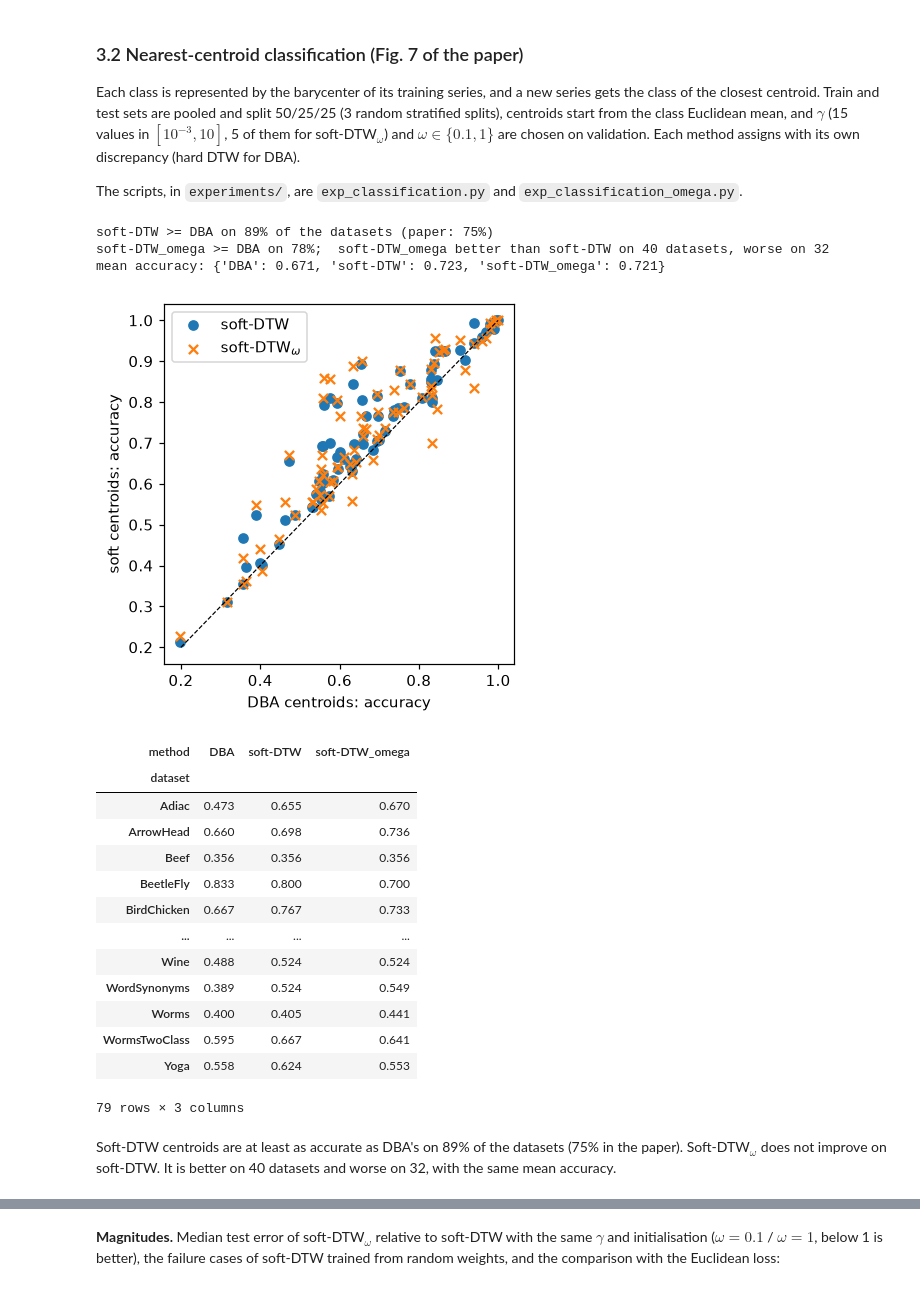
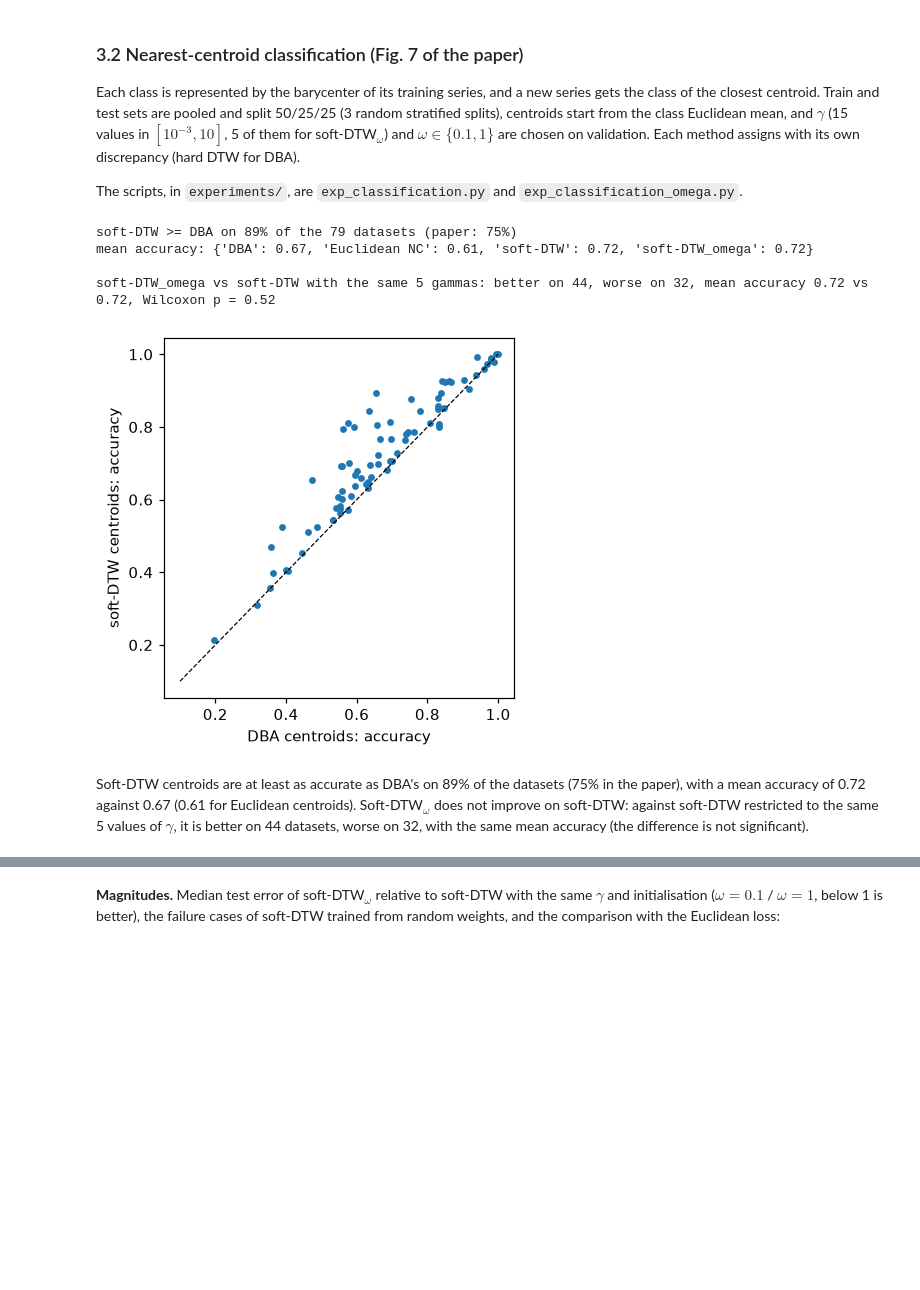
Before and after one commit to PabloAlmendralejo/MVA, a Jupyter notebook: Time Series/Final Project/notebook.ipynb, the cells around one changed output, grey strips where cells are left out. Cells and saved outputs as stored; diff of their text form; code cells hidden in the pictures; blank space fills up the shorter version.

Commit message:
Notebook aligned with the report: 84-dataset data diagnosis, no ARI, same comparisons as the report

```diff
--- a/Time Series/Final Project/notebook.ipynb
+++ b/Time Series/Final Project/notebook.ipynb
@@ -372,5 +403,5 @@ Small $\gamma$ beats DBA almost always and $\gamma=1$ rarely, as in the paper (T
 # %%
-for f in ["barycenters_ECG200.png", "interpolation_GunPoint.png", "kmeans_CBF.png"]:
+for f in ["barycenters_ECG200.png", "kmeans_CBF.png"]:
     display(Image(f"figures/{f}", width=900))
 # %% [output]
 [figure]
@@ -382,43 +412,35 @@ Each class is represented by the barycenter of its training series, and a new se
 
 The scripts, in `experiments/`, are `exp_classification.py` and `exp_classification_omega.py`.
 # %%
+from scipy.stats import wilcoxon
+
 cl = pd.concat([pd.read_csv("results_full/classification.csv"), pd.read_csv("results_full/classification_omega.csv")])
-acc = (cl[cl.method.isin(["DBA", "soft-DTW", "soft-DTW_omega"])]
-       .groupby(["dataset", "method"]).acc.mean().unstack())
-print(f"soft-DTW >= DBA on {100 * (acc['soft-DTW'] >= acc['DBA']).mean():.0f}% of the datasets (paper: 75%)")
-print(f"soft-DTW_omega >= DBA on {100 * (acc['soft-DTW_omega'] >= acc['DBA']).mean():.0f}%;  "
-      f"soft-DTW_omega better than soft-DTW on {(acc['soft-DTW_omega'] > acc['soft-DTW']).sum()} datasets, "
-      f"worse on {(acc['soft-DTW_omega'] < acc['soft-DTW']).sum()}")
-print("mean accuracy:", acc.mean().round(3).to_dict())
+acc = cl.groupby(["dataset", "method"]).acc.mean().unstack()   # mean over the 3 splits
+print(f"soft-DTW >= DBA on {100 * (acc['soft-DTW'] >= acc['DBA']).mean():.0f}% of the {len(acc)} datasets (paper: 75%)")
+print("mean accuracy:", acc.mean().round(2).to_dict())
+
+# soft-DTW_omega chooses gamma among 5 values only: compare it with soft-DTW restricted to the same 5 values
+allg = pd.read_csv("results_full/classification_all_gammas.csv")
+G5 = sorted(pd.read_csv("results_full/classification_omega_all.csv").gamma.unique())
+s5 = allg[(allg.method == "soft-DTW") & allg.gamma.isin(G5)]
+soft5 = s5.loc[s5.groupby(["dataset", "split"]).val_acc.idxmax()].groupby("dataset").acc.mean()
+om = acc["soft-DTW_omega"].reindex(soft5.index)
+print(f"\nsoft-DTW_omega vs soft-DTW with the same 5 gammas: better on {(om > soft5).sum()}, worse on {(om < soft5).sum()}, "
+      f"mean accuracy {om.mean():.2f} vs {soft5.mean():.2f}, Wilcoxon p = {wilcoxon(om, soft5).pvalue:.2f}")
 
 fig, ax = plt.subplots(figsize=(4, 4))
-ax.scatter(acc["DBA"], acc["soft-DTW"], label="soft-DTW")
-ax.scatter(acc["DBA"], acc["soft-DTW_omega"], marker="x", label="soft-DTW$_\\omega$")
-ax.plot([0.2, 1], [0.2, 1], "k--", lw=0.8)
-ax.set_xlabel("DBA centroids: accuracy"); ax.set_ylabel("soft centroids: accuracy"); ax.legend()
+ax.scatter(acc["DBA"], acc["soft-DTW"], s=12)
+ax.plot([0.1, 1], [0.1, 1], "k--", lw=0.8)
+ax.set_xlabel("DBA centroids: accuracy"); ax.set_ylabel("soft-DTW centroids: accuracy")
 plt.tight_layout(); plt.show()
-acc.round(3)
 # %% [output]
-soft-DTW >= DBA on 89% of the datasets (paper: 75%)
-soft-DTW_omega >= DBA on 78%;  soft-DTW_omega better than soft-DTW on 40 datasets, worse on 32
-mean accuracy: {'DBA': 0.671, 'soft-DTW': 0.723, 'soft-DTW_omega': 0.721}
+soft-DTW >= DBA on 89% of the 79 datasets (paper: 75%)
+mean accuracy: {'DBA': 0.67, 'Euclidean NC': 0.61, 'soft-DTW': 0.72, 'soft-DTW_omega': 0.72}
+
+soft-DTW_omega vs soft-DTW with the same 5 gammas: better on 44, worse on 32, mean accuracy 0.72 vs 0.72, Wilcoxon p = 0.52
-[figure, old version]
+[figure, new version]
-| method | DBA | soft-DTW | soft-DTW_omega |
-| dataset |  |  |  |
-| Adiac | 0.473 | 0.655 | 0.670 |
-| ArrowHead | 0.660 | 0.698 | 0.736 |
-| Beef | 0.356 | 0.356 | 0.356 |
-| BeetleFly | 0.833 | 0.800 | 0.700 |
-| BirdChicken | 0.667 | 0.767 | 0.733 |
-| ... | ... | ... | ... |
-| Wine | 0.488 | 0.524 | 0.524 |
-| WordSynonyms | 0.389 | 0.524 | 0.549 |
-| Worms | 0.400 | 0.405 | 0.441 |
-| WormsTwoClass | 0.595 | 0.667 | 0.641 |
-| Yoga | 0.558 | 0.624 | 0.553 |
-79 rows × 3 columns
 # %% [markdown]
-Soft-DTW centroids are at least as accurate as DBA's on 89% of the datasets (75% in the paper). Soft-DTW$_\omega$ does not improve on soft-DTW. It is better on 40 datasets and worse on 32, with the same mean accuracy.
+Soft-DTW centroids are at least as accurate as DBA's on 89% of the datasets (75% in the paper), with a mean accuracy of 0.72 against 0.67 (0.61 for Euclidean centroids). Soft-DTW$_\omega$ does not improve on soft-DTW: against soft-DTW restricted to the same 5 values of $\gamma$, it is better on 44 datasets, worse on 32, with the same mean accuracy (the difference is not significant).
 # %% [markdown]
 ### 3.3 Multistep-ahead forecasting (Table 3 of the paper)
 An MLP (one hidden layer of 256 sigmoid units, Adam, 400 epochs) sees the first 60% of each series and predicts the remaining 40%. It is trained with the Euclidean loss, soft-DTW or soft-DTW$_\omega$, either from random weights or from the network already trained with the Euclidean loss. The test forecasts are evaluated with DTW and with the Euclidean distance. On each dataset the losses are ranked (1 = best).
```
Also changed, not shown: parts of 22 cells of this notebook, 2 other files.
